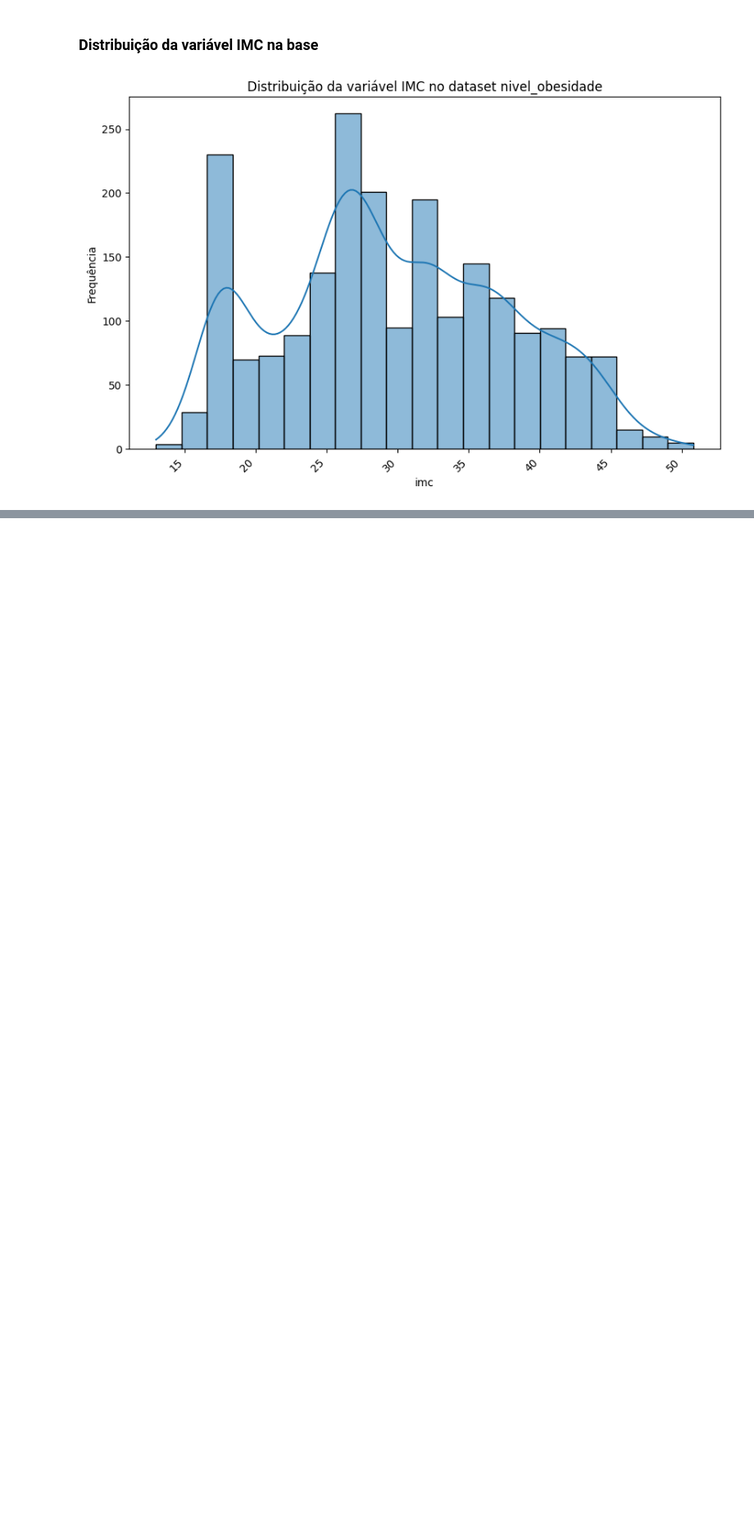
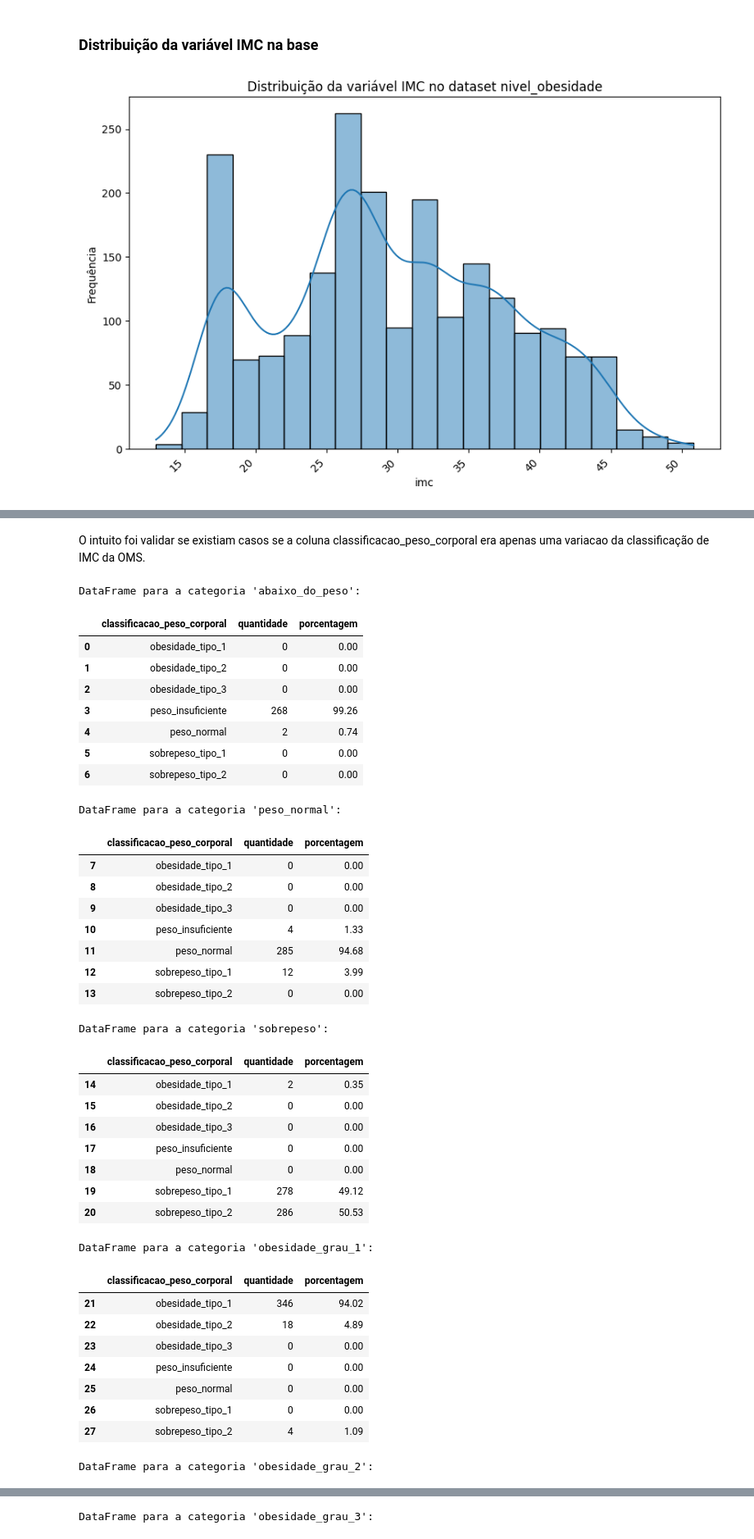
Before and after one commit to fiapdatanalytics/tech-challenge4, a Jupyter notebook: tech_challenge_4_data_viz_and_production_models.ipynb, the cells around one changed output, grey strips where cells are left out. Shown at 82% size. Saved outputs shown, nothing was run; the diff lists cells and outputs as text; code cells hidden in the pictures; blank space fills up the shorter version.

```diff
--- a/tech_challenge_4_data_viz_and_production_models.ipynb
+++ b/tech_challenge_4_data_viz_and_production_models.ipynb
@@ -1050,0 +1216,67 @@ histograma_imc = gera_histograma(df, 'imc', titulo_histograma_imc)
+# %% [markdown]
+O intuito foi validar se existiam casos se a coluna classificacao_peso_corporal era apenas uma variacao da classificação de IMC da OMS.
+# %%
+# Agrupar por classificacao_imc e classificacao_peso_corporal e contar as ocorrências
+classificacao_agrupada = df.groupby(['classificacao_imc', 'classificacao_peso_corporal']).size().reset_index(name='quantidade')
+
+# Calcular a porcentagem dentro de cada grupo classificacao_imc
+classificacao_agrupada['porcentagem'] = classificacao_agrupada.groupby('classificacao_imc')['quantidade'].transform(lambda x: round((x / x.sum()) * 100, 2))
+
+# Criar um dicionário de DataFrames, um para cada valor único em 'classificacao_imc'
+dataframes_por_classificacao_imc = {}
+
+for imc_categoria in classificacao_agrupada['classificacao_imc'].unique():
+    # Filtrar o DataFrame agrupado para a categoria de IMC atual
+    df_categoria = classificacao_agrupada[classificacao_agrupada['classificacao_imc'] == imc_categoria].copy()
+
+    # Remover a coluna 'classificacao_imc' do DataFrame específico da categoria
+    df_categoria = df_categoria[['classificacao_peso_corporal', 'quantidade', 'porcentagem']]
+
+    # Opcional: Definir 'classificacao_peso_corporal' como índice para melhor visualização
+    # df_categoria.set_index('classificacao_peso_corporal', inplace=True)
+
+    # Armazenar o DataFrame no dicionário
+    dataframes_por_classificacao_imc[imc_categoria] = df_categoria
+
+# Iterar sobre o dicionário e exibir cada DataFrame
+for categoria, df_cat in dataframes_por_classificacao_imc.items():
+    print(f"\nDataFrame para a categoria '{categoria}':")
+    display(df_cat)
+# %% [output]
+DataFrame para a categoria 'abaixo_do_peso':
+|  | classificacao_peso_corporal | quantidade | porcentagem |
+| 0 | obesidade_tipo_1 | 0 | 0.00 |
+| 1 | obesidade_tipo_2 | 0 | 0.00 |
+| 2 | obesidade_tipo_3 | 0 | 0.00 |
+| 3 | peso_insuficiente | 268 | 99.26 |
+| 4 | peso_normal | 2 | 0.74 |
+| 5 | sobrepeso_tipo_1 | 0 | 0.00 |
+| 6 | sobrepeso_tipo_2 | 0 | 0.00 |
+DataFrame para a categoria 'peso_normal':
+|  | classificacao_peso_corporal | quantidade | porcentagem |
+| 7 | obesidade_tipo_1 | 0 | 0.00 |
+| 8 | obesidade_tipo_2 | 0 | 0.00 |
+| 9 | obesidade_tipo_3 | 0 | 0.00 |
+| 10 | peso_insuficiente | 4 | 1.33 |
+| 11 | peso_normal | 285 | 94.68 |
+| 12 | sobrepeso_tipo_1 | 12 | 3.99 |
+| 13 | sobrepeso_tipo_2 | 0 | 0.00 |
+DataFrame para a categoria 'sobrepeso':
+|  | classificacao_peso_corporal | quantidade | porcentagem |
+| 14 | obesidade_tipo_1 | 2 | 0.35 |
+| 15 | obesidade_tipo_2 | 0 | 0.00 |
+| 16 | obesidade_tipo_3 | 0 | 0.00 |
+| 17 | peso_insuficiente | 0 | 0.00 |
+| 18 | peso_normal | 0 | 0.00 |
+| 19 | sobrepeso_tipo_1 | 278 | 49.12 |
+| 20 | sobrepeso_tipo_2 | 286 | 50.53 |
+DataFrame para a categoria 'obesidade_grau_1':
+|  | classificacao_peso_corporal | quantidade | porcentagem |
+| 21 | obesidade_tipo_1 | 346 | 94.02 |
+| 22 | obesidade_tipo_2 | 18 | 4.89 |
+| 23 | obesidade_tipo_3 | 0 | 0.00 |
+| 24 | peso_insuficiente | 0 | 0.00 |
+| 25 | peso_normal | 0 | 0.00 |
+| 26 | sobrepeso_tipo_1 | 0 | 0.00 |
+| 27 | sobrepeso_tipo_2 | 4 | 1.09 |
+DataFrame para a categoria 'obesidade_grau_2':
@@ -1050,0 +1291 @@ histograma_imc = gera_histograma(df, 'imc', titulo_histograma_imc)
+DataFrame para a categoria 'obesidade_grau_3':
```
Also changed, not shown: parts of 12 cells of this notebook.
